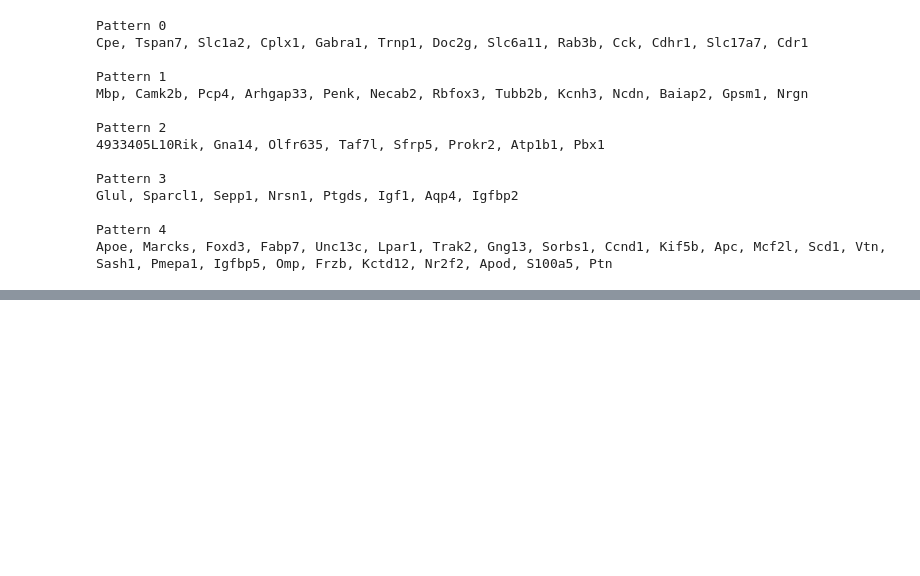
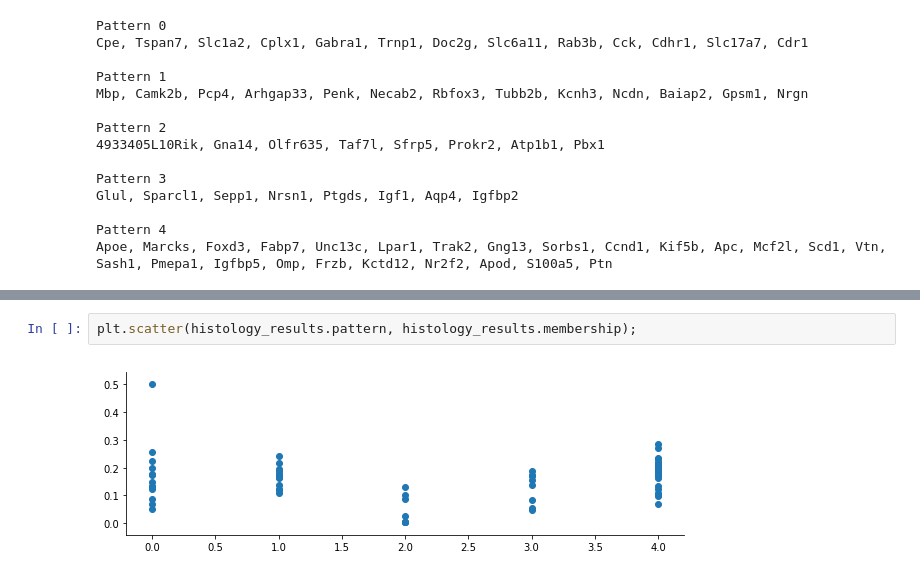
Before and after one commit to Teichlab/SpatialDE, a Jupyter notebook: Analysis/MouseOB/Automatic expression histology.ipynb, the cells around one changed output, grey strips where cells are left out. Cells and saved outputs as stored; diff of their text form; blank space fills up the shorter version.

```diff
--- a/Analysis/MouseOB/Automatic expression histology.ipynb
+++ b/Analysis/MouseOB/Automatic expression histology.ipynb
@@ -88,0 +98,4 @@ Apoe, Marcks, Foxd3, Fabp7, Unc13c, Lpar1, Trak2, Gng13, Sorbs1, Ccnd1, Kif5b, A
+# %%
+plt.scatter(histology_results.pattern, histology_results.membership);
+# %% [output]
+[figure, added]
```
Also changed, not shown: parts of 1 cell of this notebook, 7 other files.
